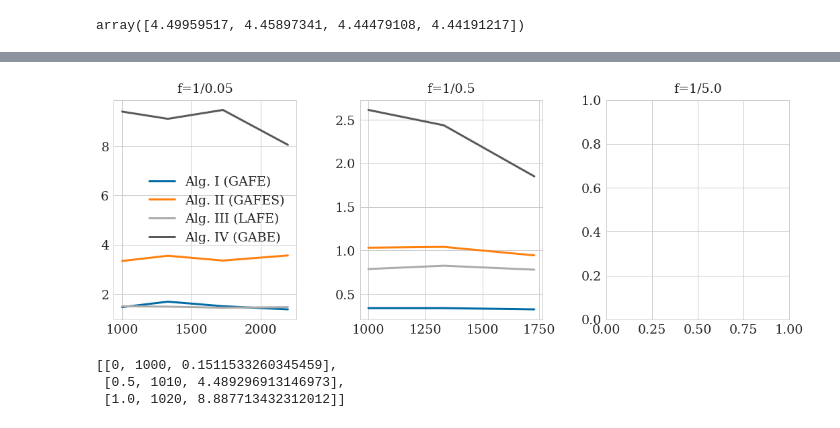
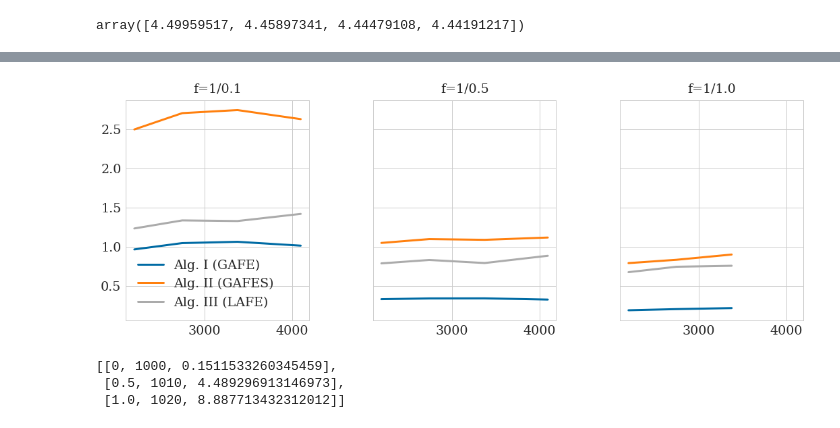
Before and after one commit to somathias/cbmos, a Jupyter notebook: experiments/exp-draft_linear_tissue_growth.ipynb, the cells around one changed output, grey strips where cells are left out. Saved outputs shown, nothing was run; the diff lists cells and outputs as text; code cells hidden in the pictures.

Commit message:
Update plots for linear tissue growth

```diff
--- a/experiments/exp-draft_linear_tissue_growth.ipynb
+++ b/experiments/exp-draft_linear_tissue_growth.ipynb
@@ -101,3 +107,7 @@ Version 1:
 - python3 exp-linear_tissue_growth_script.py ../data/20220506_lin_growth 12 0.5
 
 Version 2: (only add 10 cells, but do 4 repetions):
+# %%
+dates = {0.1: '20220506', 0.5: '20220507', 1.0: '20220507'}
+times_between_divisions = [0.1, 0.5, 1.0]
+base_sizes = [13, 14, 15]
@@ -103,0 +189,13 @@ Version 2: (only add 10 cells, but do 4 repetions):
+# %%
+plt.plot(times_between_divisions, np.ones(len(times_between_divisions)), '--', color='grey')
+for alg in algorithms:
+    for size in base_sizes:
+        plt.plot(times_between_divisions, 1.0/data[alg][size], color=colors[alg], alpha=(size**3)/np.max(base_sizes)**3)
+alg = 'EB_global_adap'
+for size in [13, 14]:
+    plt.plot(times_between_divisions, 1.0/data[alg][size], color=colors[alg], alpha=(size**3)/np.max(base_sizes)**3)
+plt.xlabel('Time between cell division events')
+plt.ylabel('Speed-up (relative to $\Delta t$ fixed)')
+plt.legend(custom_lines, [labels['EF_glob_adap_acc'], labels['EF_glob_adap_stab'] ,  labels['EF_local_adap'], labels['EB_global_adap'] ])
+
+plt.savefig('linear_tissue_growth_speed_up.pdf', bbox_inches='tight')
@@ -111,49 +211,85 @@ data[:, 0, 2]
 array([4.49959517, 4.45897341, 4.44479108, 4.44191217])
 # %%
 # Version 2 data:
-fig, (ax1, ax2, ax3) = plt.subplots(1, 3, figsize=(18, 6), gridspec_kw={'hspace':0.2, 'wspace': 0.35})
+fig, (ax1, ax2, ax3) = plt.subplots(1, 3, figsize=(18, 6), gridspec_kw={'hspace':0.2, 'wspace': 0.35}, sharey=True, sharex=True)
 
 algorithms = ['EF_glob_adap_acc', 'EF_glob_adap_stab' ,  'EF_local_adap', 'EB_global_adap' ]
+algorithms = ['EF_glob_adap_acc', 'EF_glob_adap_stab' ,  'EF_local_adap' ]
+
 
 ## axis 1
 for alg in algorithms:
     relative_wall_times = []
-    for size in [10, 11, 12]:
-        with open('data/20220506_lin_growth_v2_'+str(size)+'_0.05_fixed_dt.json', 'r') as f:
+#    for size in [10, 11, 12]:
+#        with open('data/20220506_lin_growth_v2_'+str(size)+'_0.05_fixed_dt.json', 'r') as f:
+#            wall_times_fixed_dt = np.mean(np.array(json.load(f)['counts'])[:, 0, 2])
+
+#    #with open('data_from_cluster/20220428_benchmark_size_10_eps0.005_m14s17_'+alg+'.json', 'r') as f:
+#        with open('data/20220506_lin_growth_v2_'+str(size)+'_0.05_'+alg+'.json', 'r') as f:
+#            wall_times = np.mean(np.array(json.load(f)['counts'])[:, 0, 2])
+#            relative_wall_times.append(wall_times/wall_times_fixed_dt)
+    for size in [13, 14, 15, 16]:
+        with open('data/20220506_rackham_'+str(size)+'_0.1_fixed_dt.json', 'r') as f:
             wall_times_fixed_dt = np.mean(np.array(json.load(f)['counts'])[:, 0, 2])
 
     #with open('data_from_cluster/20220428_benchmark_size_10_eps0.005_m14s17_'+alg+'.json', 'r') as f:
-        with open('data/20220506_lin_growth_v2_'+str(size)+'_0.05_'+alg+'.json', 'r') as f:
-            wall_times = np.mean(np.array(json.load(f)['counts'])[:, 0, 2])
-            relative_wall_times.append(wall_times/wall_times_fixed_dt)
-    for size in [13]:
-        with open('data/20220506_rackham_'+str(size)+'_0.05_fixed_dt.json', 'r') as f:
-            wall_times_fixed_dt = np.mean(np.array(json.load(f)['counts'])[:, 0, 2])
-
-    #with open('data_from_cluster/20220428_benchmark_size_10_eps0.005_m14s17_'+alg+'.json', 'r') as f:
-        with open('data/20220506_rackham_'+str(size)+'_0.05_'+alg+'.json', 'r') as f:
+        with open('data/20220506_rackham_'+str(size)+'_0.1_'+alg+'.json', 'r') as f:
             wall_times = np.mean(np.array(json.load(f)['counts'])[:, 0, 2])
             relative_wall_times.append(wall_times/wall_times_fixed_dt)
 
-    ax1.plot([10**3, 11**3, 12**3, 13**3], relative_wall_times, label=labels[alg])
+    ax1.plot([13**3, 14**3, 15**3, 16**3], relative_wall_times, label=labels[alg])
 
 ## axis 2
 for alg in algorithms:
     relative_wall_times = []
-    for size in [10, 11, 12]:
-        with open('data/20220506_lin_growth_'+str(size)+'_0.5_fixed_dt.json', 'r') as f:
-            wall_times_fixed_dt = np.array(json.load(f)['counts'])[:,2]
+#    for size in [10, 11, 12]:
+#        with open('data/20220506_lin_growth_'+str(size)+'_0.5_fixed_dt.json', 'r') as f:
+#            wall_times_fixed_dt = np.array(json.load(f)['counts'])[:,2]
 
     #with open('data_from_cluster/20220428_benchmark_size_10_eps0.005_m14s17_'+alg+'.json', 'r') as f:
-        with open('data/20220506_lin_growth_'+str(size)+'_0.5_'+alg+'.json', 'r') as f:
-            wall_times = np.array(json.load(f)['counts'])[:,2]
-            relative_wall_times.append(np.mean(wall_times[1:]/wall_times_fixed_dt[1:]))
+#        with open('data/20220506_lin_growth_'+str(size)+'_0.5_'+alg+'.json', 'r') as f:
+#            wall_times = np.array(json.load(f)['counts'])[:,2]
+#            relative_wall_times.append(np.mean(wall_times[1:]/wall_times_fixed_dt[1:]))
 
-    ax2.plot([10**3, 11**3, 12**3], relative_wall_times, label=labels[alg])
+    for size in [13, 14, 15, 16]:
+        with open('data/20220507_rackham_'+str(size)+'_0.5_fixed_dt.json', 'r') as f:
+            wall_times_fixed_dt = np.mean(np.array(json.load(f)['counts'])[:, 0, 2])
+
+    #with open('data_from_cluster/20220428_benchmark_size_10_eps0.005_m14s17_'+alg+'.json', 'r') as f:
+        with open('data/20220507_rackham_'+str(size)+'_0.5_'+alg+'.json', 'r') as f:
+            wall_times = np.mean(np.array(json.load(f)['counts'])[:, 0, 2])
+            relative_wall_times.append(wall_times/wall_times_fixed_dt)
+
+    #ax1.plot([13**3, 14**3, 15**3], relative_wall_times, label=labels[alg])
+
+    ax2.plot([13**3, 14**3, 15**3, 16**3], relative_wall_times, label=labels[alg])
+
+## axis 3
+for alg in algorithms:
+    relative_wall_times = []
+#    for size in [10, 11, 12]:
+#        with open('data/20220506_lin_growth_'+str(size)+'_0.5_fixed_dt.json', 'r') as f:
+#            wall_times_fixed_dt = np.array(json.load(f)['counts'])[:,2]
+
+    #with open('data_from_cluster/20220428_benchmark_size_10_eps0.005_m14s17_'+alg+'.json', 'r') as f:
+#        with open('data/20220506_lin_growth_'+str(size)+'_0.5_'+alg+'.json', 'r') as f:
+#            wall_times = np.array(json.load(f)['counts'])[:,2]
+#            relative_wall_times.append(np.mean(wall_times[1:]/wall_times_fixed_dt[1:]))
+
+    for size in [13, 14, 15]:
+        with open('data/20220507_rackham_'+str(size)+'_1.0_fixed_dt.json', 'r') as f:
+            wall_times_fixed_dt = np.mean(np.array(json.load(f)['counts'])[:, 0, 2])
+
+    #with open('data_from_cluster/20220428_benchmark_size_10_eps0.005_m14s17_'+alg+'.json', 'r') as f:
+        with open('data/20220507_rackham_'+str(size)+'_1.0_'+alg+'.json', 'r') as f:
+            wall_times = np.mean(np.array(json.load(f)['counts'])[:, 0, 2])
+            relative_wall_times.append(wall_times/wall_times_fixed_dt)
+
+    ax3.plot([13**3, 14**3, 15**3], relative_wall_times, label=labels[alg])
 
 ax1.legend()
 
-ax1.set_title('f=1/0.05')
+ax1.set_title('f=1/0.1')
 ax2.set_title('f=1/0.5')
-ax3.set_title('f=1/5.0')
+ax3.set_title('f=1/1.0')
 # %% [output]
@@ -161,4 +297,4 @@ Text(0.5, 1.0, 'f=1/5.0')
-[figure, old version]
+[figure, new version]
 # %%
 data_005 = {}
 for alg in algorithms:
```
Also changed, not shown: parts of 11 cells of this notebook, 1 other file.
